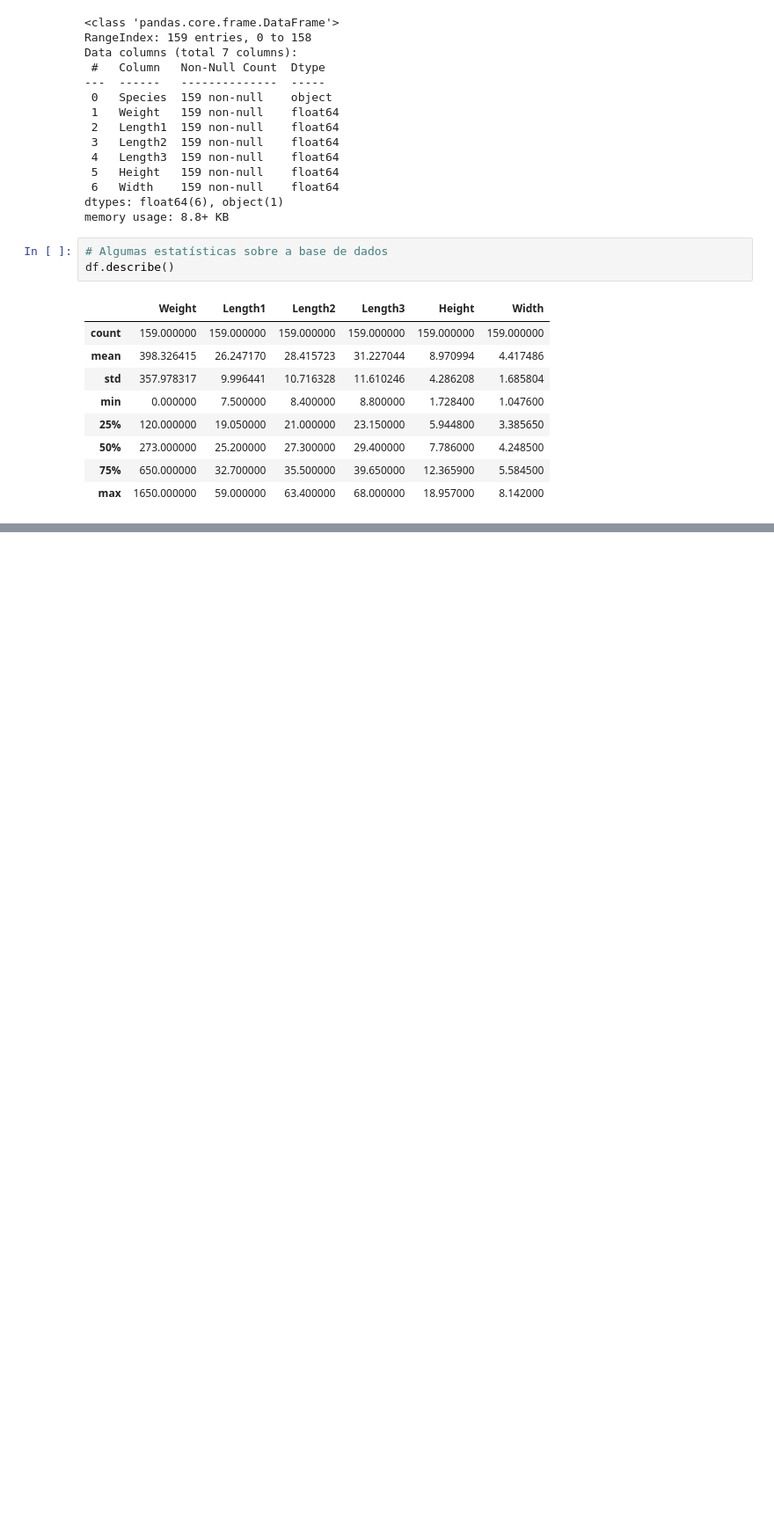
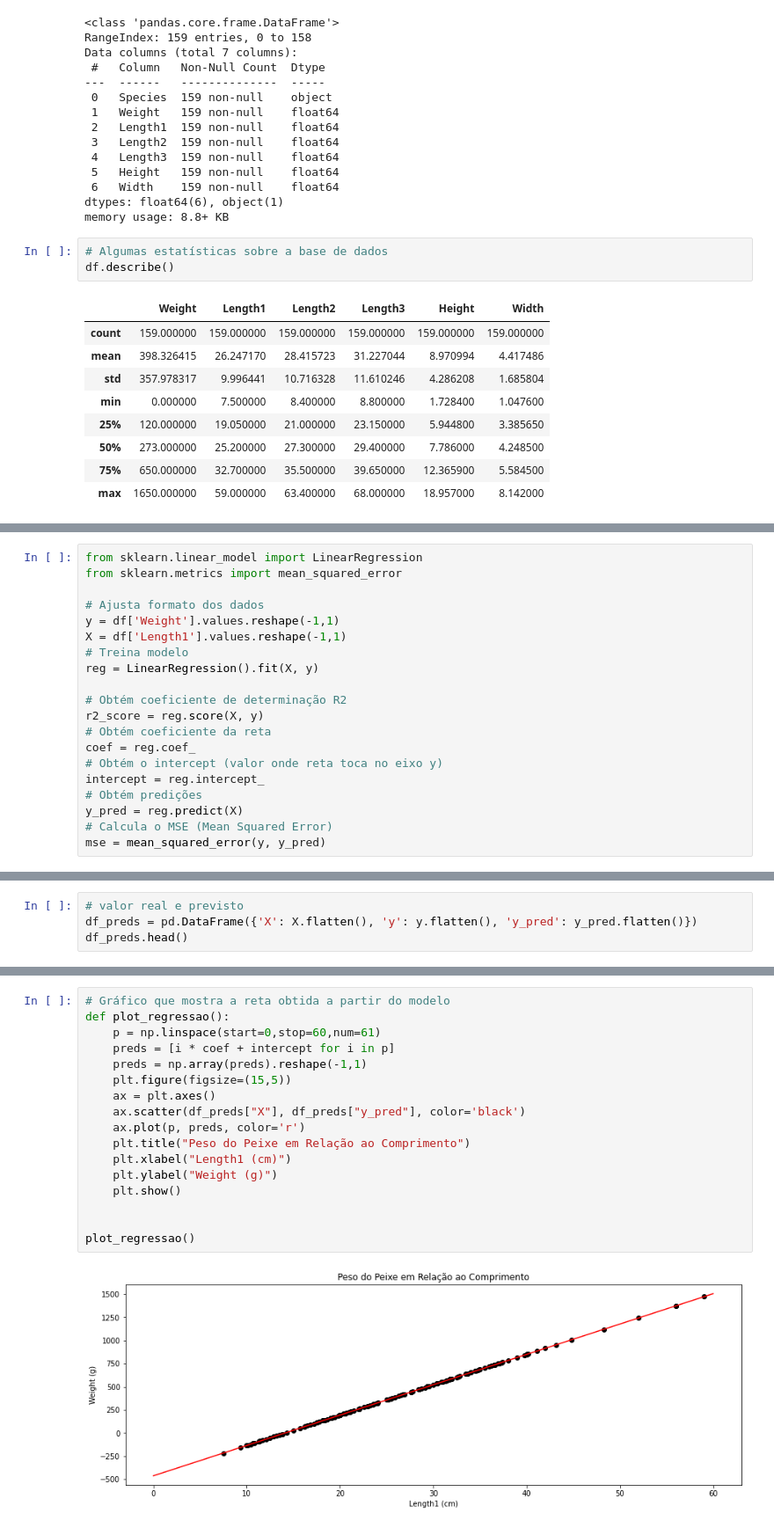
Before and after one commit to glima91/mestrado-reconhecimento-de-padroes, a Jupyter notebook: notebooks/1_regressaoLinear.ipynb, the cells around one changed output, grey strips where cells are left out. Shown at 88% size. Drawn from its saved outputs; the diff is of its cells as text; blank space fills up the shorter version.

Commit message:
Exercicio sobre regressao

```diff
--- a/notebooks/1_regressaoLinear.ipynb
+++ b/notebooks/1_regressaoLinear.ipynb
@@ -91,0 +104,20 @@ df.corr()
+# %%
+from sklearn.linear_model import LinearRegression
+from sklearn.metrics import mean_squared_error
+
+# Ajusta formato dos dados
+y = df['Weight'].values.reshape(-1,1)
+X = df['Length1'].values.reshape(-1,1)
+# Treina modelo
+reg = LinearRegression().fit(X, y)
+
+# Obtém coeficiente de determinação R2
+r2_score = reg.score(X, y)
+# Obtém coeficiente da reta
+coef = reg.coef_
+# Obtém o intercept (valor onde reta toca no eixo y)
+intercept = reg.intercept_
+# Obtém predições
+y_pred = reg.predict(X)
+# Calcula o MSE (Mean Squared Error)
+mse = mean_squared_error(y, y_pred)
@@ -91,0 +129,4 @@ df.corr()
+# %%
+# valor real e previsto
+df_preds = pd.DataFrame({'X': X.flatten(), 'y': y.flatten(), 'y_pred': y_pred.flatten()})
+df_preds.head()
@@ -91,0 +153,19 @@ df.corr()
+# %%
+# Gráfico que mostra a reta obtida a partir do modelo
+def plot_regressao():
+    p = np.linspace(start=0,stop=60,num=61)
+    preds = [i * coef + intercept for i in p]
+    preds = np.array(preds).reshape(-1,1)
+    plt.figure(figsize=(15,5))
+    ax = plt.axes()
+    ax.scatter(df_preds["X"], df_preds["y_pred"], color='black')
+    ax.plot(p, preds, color='r')
+    plt.title("Peso do Peixe em Relação ao Comprimento")
+    plt.xlabel("Length1 (cm)")
+    plt.ylabel("Weight (g)")
+    plt.show()
+
+
+plot_regressao()
+# %% [output]
+[figure, added]
```
Also changed, not shown: parts of 14 cells of this notebook, 1 other file.
